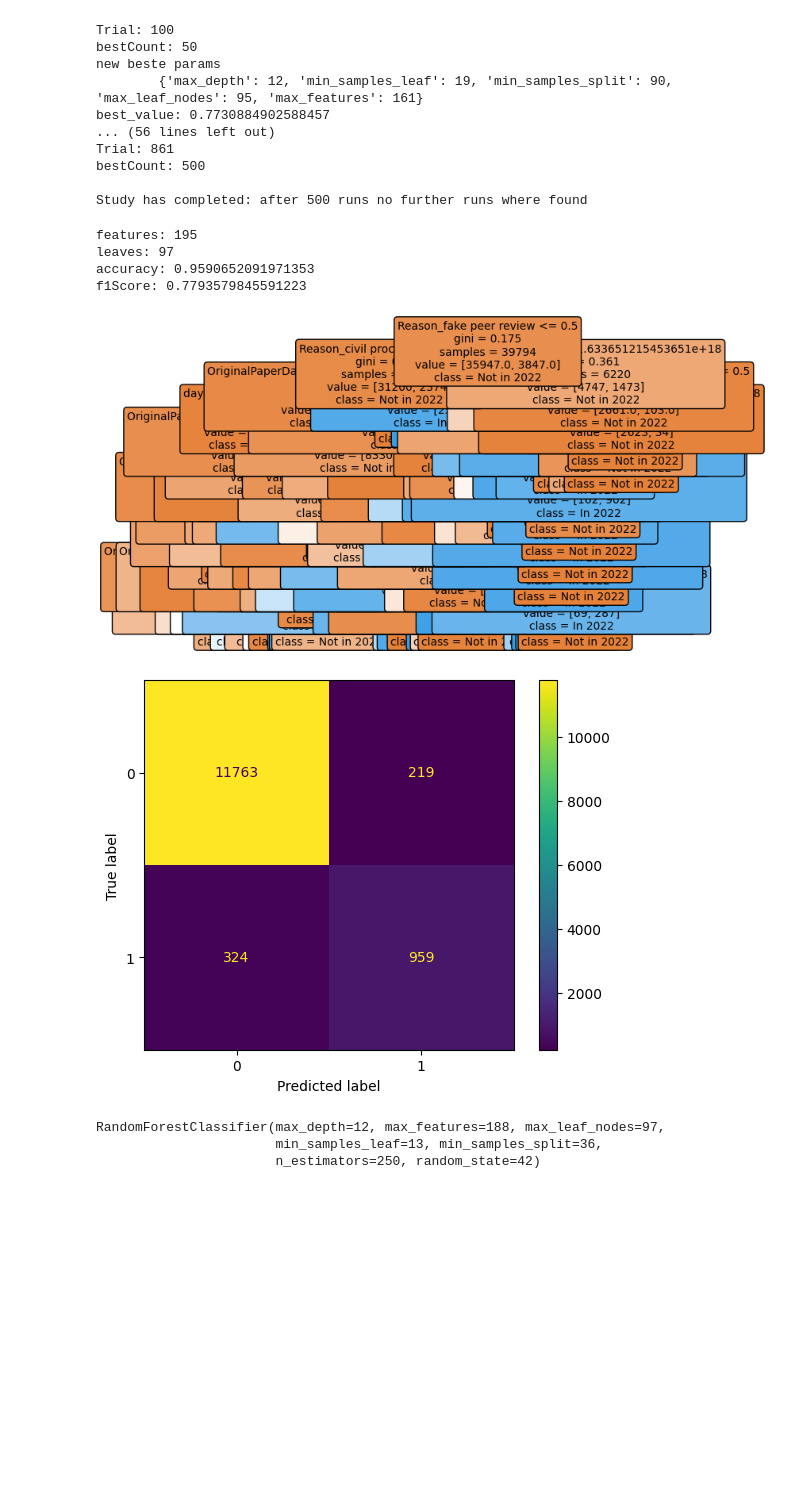
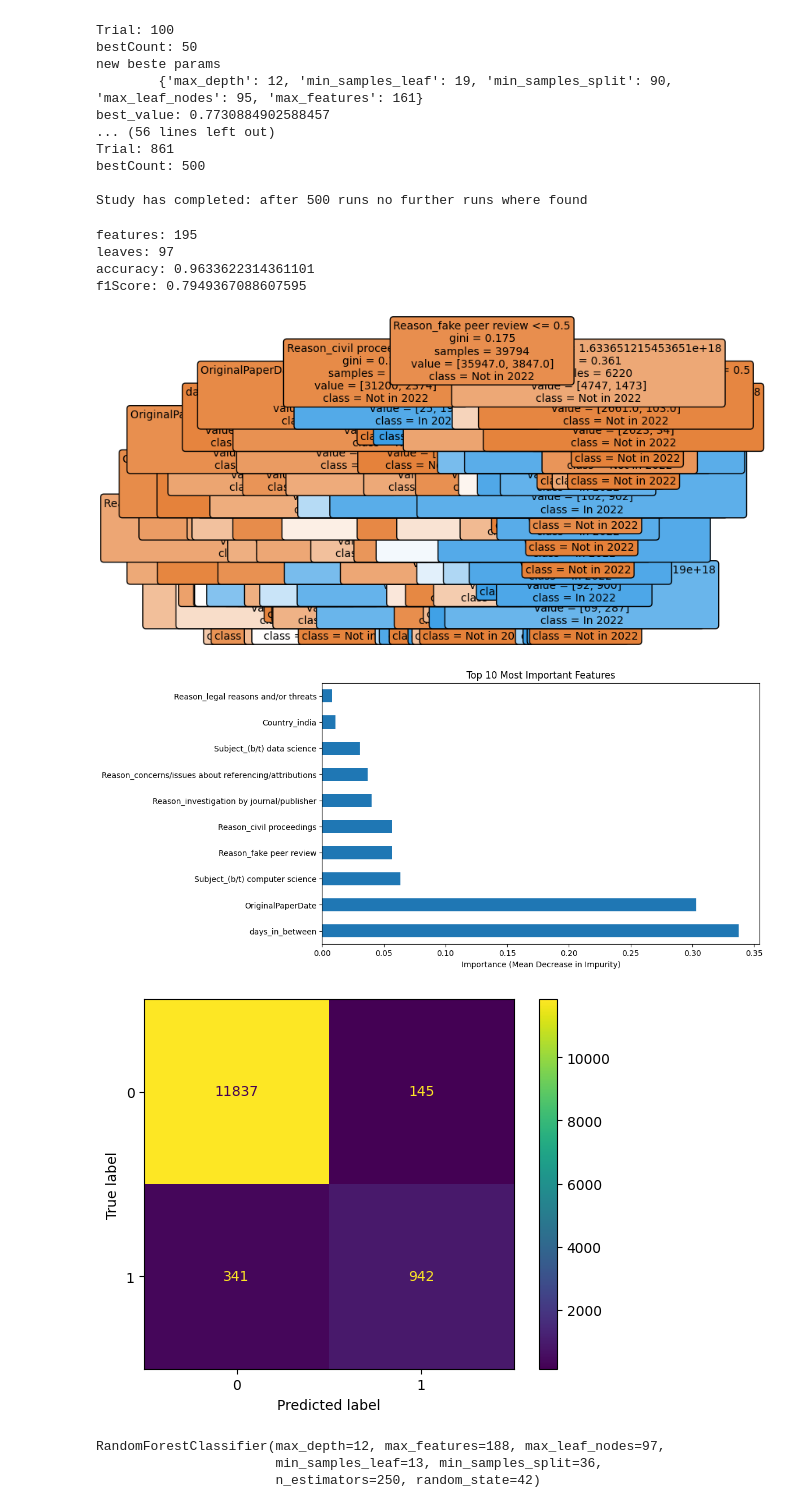
Before and after one commit to Armaniimus/retraction-watch, a Jupyter notebook: armand/notebooks/decisiontree_training2.ipynb, the cells around one changed output. Saved outputs shown, nothing was run; the diff lists cells and outputs as text; code cells hidden in the pictures; blank space fills up the shorter version.

Commit message:
tree

```diff
--- a/armand/notebooks/decisiontree_training2.ipynb
+++ b/armand/notebooks/decisiontree_training2.ipynb
@@ -30,7 +32,7 @@ def show_tree(model, x, figsize=None):
 	)
 	plt.show()
 
-def explain_tree(model, x):
+def explain_tree(model, x, amount= 15):
 	# Assuming 'clf' is your trained model and 'X_train' is a pandas DataFrame
 	importances = model.feature_importances_
 	feature_names = x.train.columns
@@ -40,8 +42,8 @@ def explain_tree(model, x):
 
 	# Plot
 	plt.figure(figsize=(10, 6))
-	feature_importance_series.nlargest(20).plot(kind='barh')
-	plt.title("Top 20 Most Important Features")
+	feature_importance_series.nlargest(amount).plot(kind='barh')
+	plt.title(f"Top {amount} Most Important Features")
 	plt.xlabel("Importance (Mean Decrease in Impurity)")
 	plt.show()
 
@@ -208,20 +210,22 @@ Study has completed: after 500 runs no further runs where found
 # %%
 m = DecisionTreeClassifier(random_state=42, max_depth=12, min_samples_leaf=13, min_samples_split=36, max_leaf_nodes=97, max_features=188)
 m.fit(X=X_new.train, y=y.train)
 y_pred = m.predict(X=X_new.val)
 
 print(f"features: {m.n_features_in_}")
 print(f"leaves: {m.get_n_leaves()}")
 print_accuracy(y.val, y_pred)
 print_f1score(y.val, y_pred)
 show_tree(m, X_new.val)
+explain_tree(m, X_new, 10)
 show_confusion(y.val, y_pred)
 # %% [output]
 features: 195
 leaves: 97
-accuracy: 0.9590652091971353
-f1Score: 0.7793579845591223
+accuracy: 0.9633622314361101
+f1Score: 0.7949367088607595
-[figure, old version]
+[figure, new version]
-[figure, old version]
+[figure, new version]
+[figure, added]
 # %%
 m = RandomForestClassifier(n_estimators=250, random_state=42, max_depth=12, min_samples_leaf=13, min_samples_split=36, max_leaf_nodes=97, max_features=188)
```
Also changed, not shown: parts of 4 cells of this notebook.
